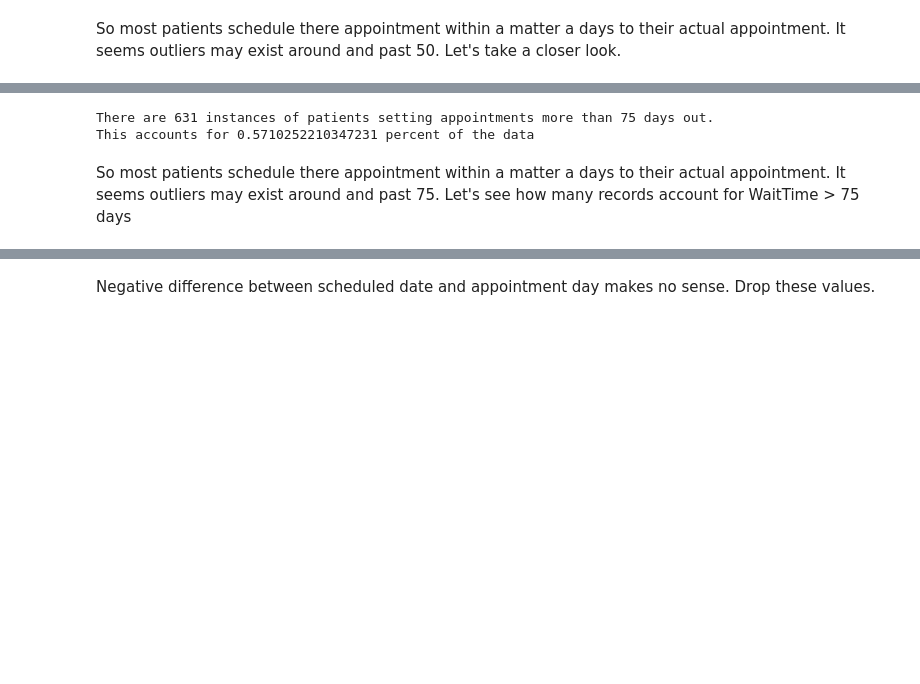
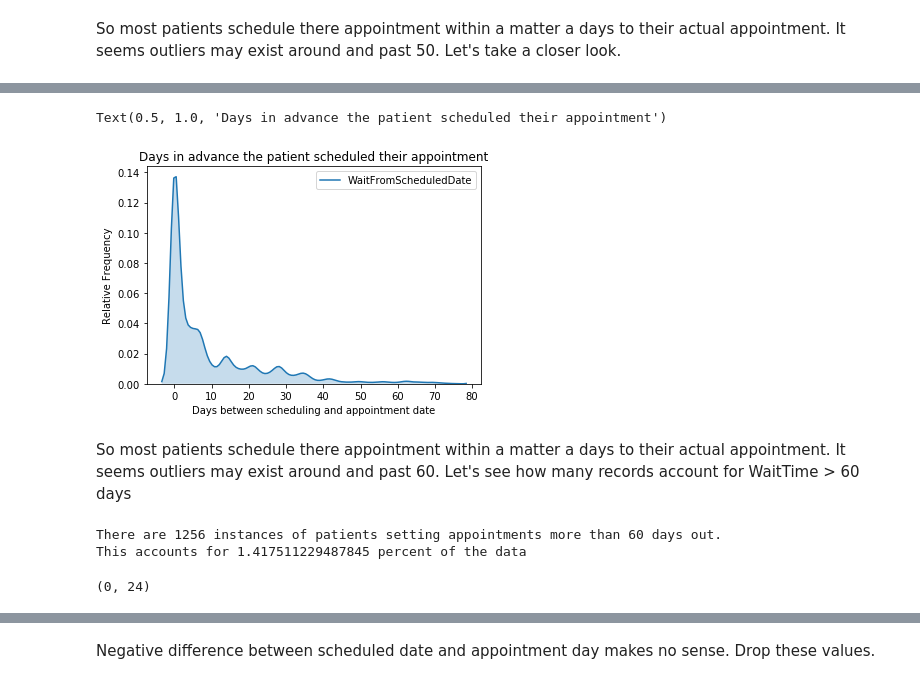
Before and after one commit to JordanPhilipMeyer/PatientNoShow, a Jupyter notebook: PredictNoShow-Copy1.ipynb, the cells around one changed output, grey strips where cells are left out. Saved outputs shown, nothing was run; the diff lists cells and outputs as text; code cells hidden in the pictures; blank space fills up the shorter version.

```diff
--- a/PredictNoShow-Copy1.ipynb
+++ b/PredictNoShow-Copy1.ipynb
@@ -301,8 +354,16 @@ Text(0, 0.5, 'Instances')
+# %%
+sns.kdeplot(df.WaitFromScheduledDate, shade = True)
+plt.xlabel('Days between scheduling and appointment date')
+plt.ylabel('Relative Frequency')
+plt.title('Days in advance the patient scheduled their appointment')
+# %% [output]
+Text(0.5, 1.0, 'Days in advance the patient scheduled their appointment')
+[figure, added]
+# %% [markdown]
+So most patients schedule there appointment within a matter a days to their actual appointment. It seems outliers may exist around and past 60. Let's see how many records account for WaitTime > 60 days
 # %%
-print("There are", df[(df.WaitFromScheduledDate>75)].shape[0], "instances of patients setting appointments more than 75 days out.")
-print("This accounts for", (df[(df.WaitFromScheduledDate>75)].shape[0]/df.shape[0])*100, "percent of the data")
+print("There are", df[(df.WaitFromScheduledDate>60)].shape[0], "instances of patients setting appointments more than 60 days out.")
+print("This accounts for", (df[(df.WaitFromScheduledDate>60)].shape[0]/df.shape[0])*100, "percent of the data")
 # %% [output]
-There are 631 instances of patients setting appointments more than 75 days out.
-This accounts for 0.5710252210347231 percent of the data
+There are 1256 instances of patients setting appointments more than 60 days out.
+This accounts for 1.417511229487845 percent of the data
-# %% [markdown]
-So most patients schedule there appointment within a matter a days to their actual appointment. It seems outliers may exist around and past 75. Let's see how many records account for WaitTime > 75 days
@@ -309,2 +373,4 @@ So most patients schedule there appointment within a matter a days to their actu
 # %%
-df = df[df.WaitFromScheduledDate <= 75]
+df[df.WaitFromScheduledDate < 0].shape
+# %% [output]
+(0, 24)
```
Also changed, not shown: parts of 45 cells of this notebook.
